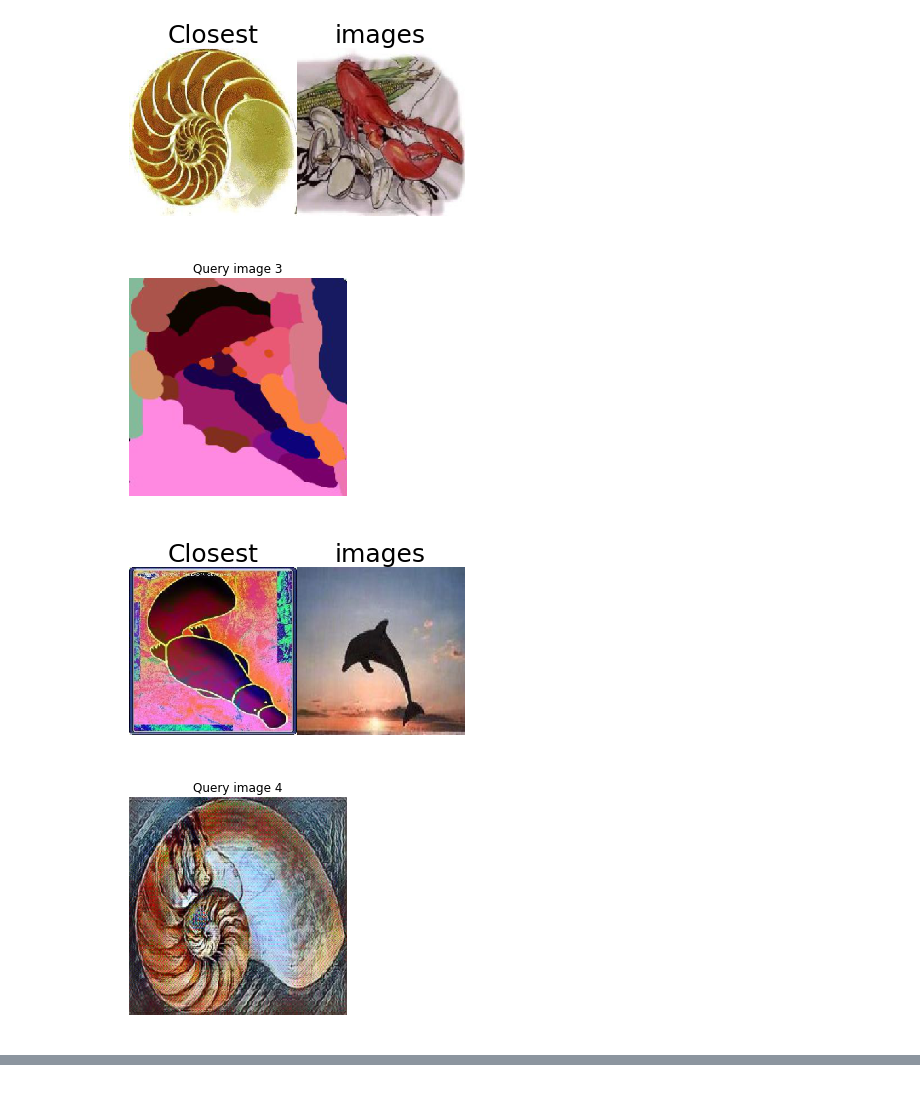
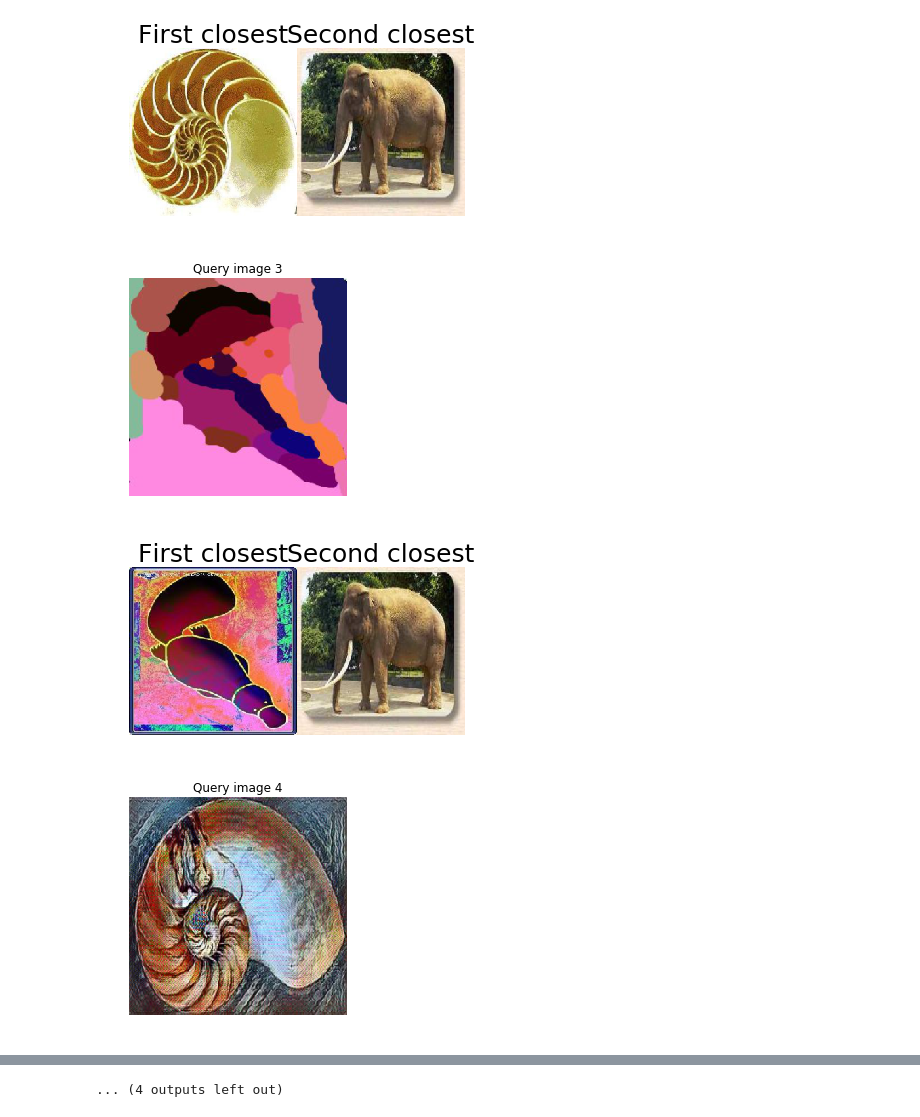
Before and after one commit to lambdaofgod/wavelets-project, a Jupyter notebook: notebooks/Image querying metric example.ipynb, the cells around one changed output, grey strips where cells are left out. Saved outputs shown, nothing was run; the diff lists cells and outputs as text; code cells hidden in the pictures.

Commit message:
better examples, couple of comments in querying_metric

```diff
--- a/notebooks/Image querying metric example.ipynb
+++ b/notebooks/Image querying metric example.ipynb
@@ -1,26 +1,35 @@
 # %%
 import sys
-project_path = '/home/kuba/Projects/kursy/uwr-kursy/wavelets-project'
+local_path = !pwd
+project_path = '/'.join(local_path[0].split('/')[:-1])
 sys.path.append(project_path + '/src')
 images_path = project_path + '/data/101_ObjectCategories/'
+
+import matplotlib.pyplot as plt
+%matplotlib inline
 
 from helpers import helpers
 import numpy as np
 import pywt
 from dwt_search import *
-from scipy.misc import imread, imshow
+from scipy.misc import imread, imresize
 # %%
-project_path = '/home/kuba/Projects/kursy/uwr-kursy/wavelets-project'
 images_path = project_path + '/data/101_ObjectCategories/'
-image_categories = ['butterfly/', 'platypus/', 'lobster/', 'dolphin/']
-example_images = [imread(images_path + c + '/image_000{}.jpg'.format(i)) for i in range(1,6) for c in image_categories]
-drawn_images = [imread(project_path + '/data/{}.jpg'.format(i)) for i in range(6)]
+example_image_categories = ['butterfly/', 'platypus/', 'dolphin/', 'elephant/', 'Faces/']
+noise_image_categories = ['crocodile/']
+
+idxs = [range(1, 9)]
+image_categories = example_image_categories + noise_image_categories
+example_images = [imread(images_path + c + '/image_000{}.jpg'.format(i)) for i in range(1,9) for c in image_categories]
 
 nautilus_idxs = [15, 21, 23, 24, 25]
 nautilus_img = imread(images_path + 'nautilus/image_000{}.jpg'.format(9))
-nautilus_imgs = [nautilus_img]+ [imread(images_path + 'nautilus/image_00{}.jpg'.format(i)) for i in nautilus_idxs]
+face_img = imread(images_path + 'Faces/image_000{}.jpg'.format(9))
+odd_imgs = [face_img, nautilus_img]+ [imread(images_path + 'nautilus/image_00{}.jpg'.format(i)) for i in nautilus_idxs]
 
 example_images = example_images + nautilus_imgs
+
+drawn_images = [imread(project_path + '/data/{}.jpg'.format(i)) for i in range(8)]
 # %%
 coeff_transformer = WaveletCoefficientTransformer(3, 'haar', 'symmetric', 1)
 thresholder = ThresholdTransformer(1000, binary=True)
@@ -37,6 +46,6 @@ for i, img in enumerate(drawn_images):
   img_indices, __ = iqm.predict_single(img, 2)
   imgs = [imresize(example_images[i], (256, 256)) for i in img_indices]
 
-  helpers.plot_linear_layout(imgs, ['Closest', 'images'])
+  helpers.plot_linear_layout(imgs, ['First closest', 'Second closest'])
 # %% [output]
 [figure]
@@ -44,5 +53,5 @@ for i, img in enumerate(drawn_images):
 [figure]
-[figure, old version]
+[figure, new version]
 [figure]
-[figure, old version]
+[figure, new version]
 [figure]
@@ -53,0 +63 @@ for i, img in enumerate(drawn_images):
+... (4 outputs left out)
```
Also changed, not shown: parts of 1 cell of this notebook, 2 other files.
